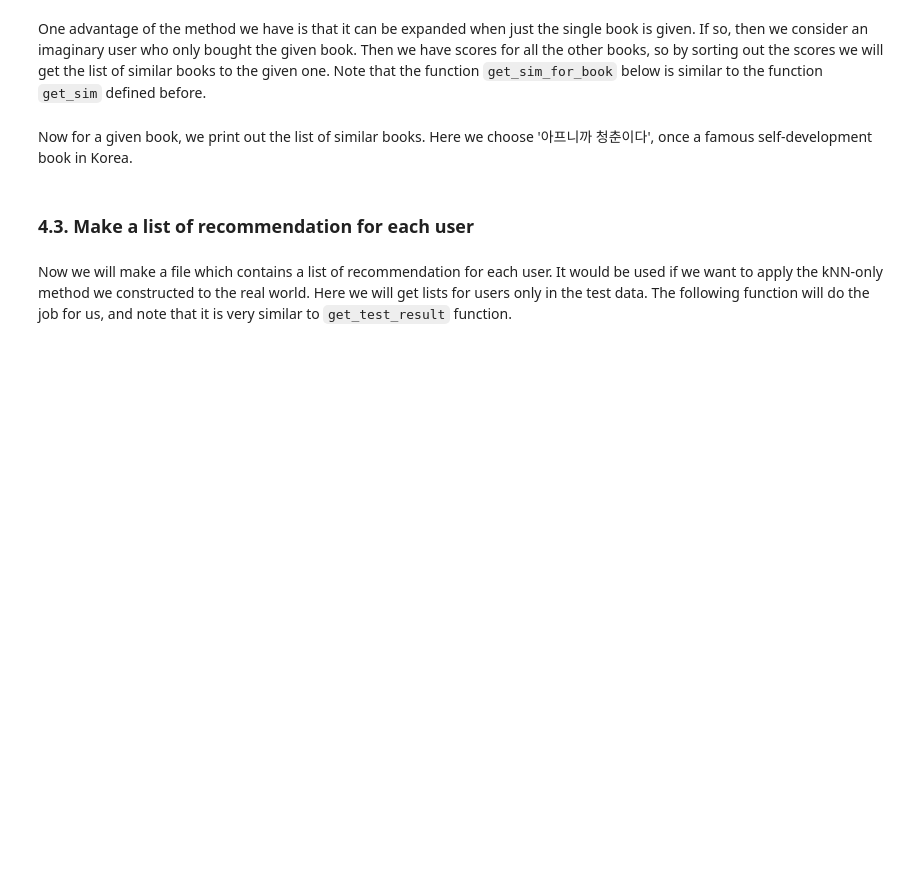
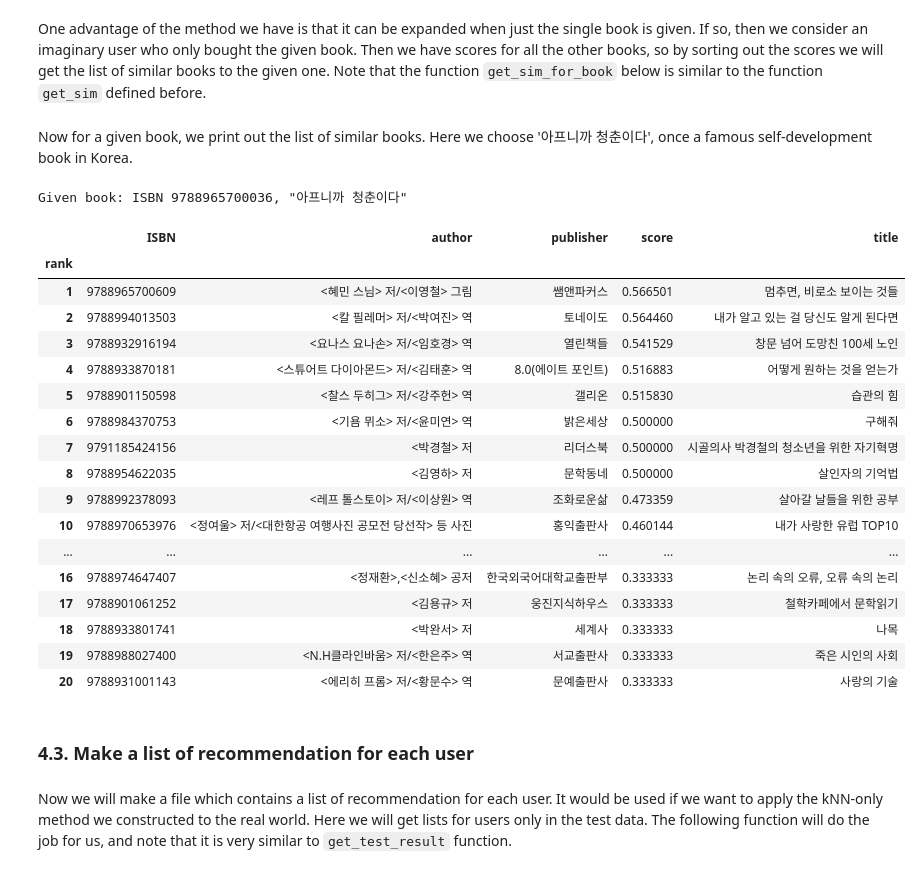
Before and after one commit to Clique-CS109/project, a Jupyter notebook: userkNN.ipynb, the cells around one changed output. Cells and saved outputs as stored; diff of their text form; code cells hidden in the pictures; blank space fills up the shorter version.

```diff
--- a/userkNN.ipynb
+++ b/userkNN.ipynb
@@ -605,16 +686,18 @@ rand_res=0
 knn_only_res=0
 allbooks=set(tr_va_df.ISBN.unique())
 
-max_k, max_p=max(all_grid_data, key=all_grid_data.get)
-max_k_only,_=max(all_grid_data_konly, key=all_grid_data_konly.get)
+max_k, max_p = min([(k,v) for k,v in all_grid_data if all_grid_data[(k,v)]==max(all_grid_data.values())])
+max_k_only= min([k for k,v in all_grid_data_konly if all_grid_data_konly[(k,v)]==max(all_grid_data_konly.values())])
 
 for i,cid in enumerate(testdf.ID.unique()):
     knn_res+=get_test_result(tr_va_df, test_bought_set[cid], max_k, max_p,
                              found_supports_w_val, allbooks_prob_w_val,
-                             sim_dict_w_val[cid], tr_va_bought_set[cid], num=TEST_NUM)
+                             sim_dict_w_val[cid], tr_va_bought_set[cid], num=TEST_NUM) # weighted kNN result
+
     knn_only_res+=get_test_result(tr_va_df, test_bought_set[cid], max_k_only, 1e9,
                              found_supports_w_val, allbooks_prob_w_val,
-                             sim_dict_w_val[cid], tr_va_bought_set[cid], num=TEST_NUM)
+                             sim_dict_w_val[cid], tr_va_bought_set[cid], num=TEST_NUM) # kNN-only result
+
     recom_base={book:allbooks_prob_w_val[book] for book in allbooks if book not in tr_va_bought_set[cid]}
     pop_res+=len(set(sorted(recom_base, key=recom_base.get, reverse=True)[:TEST_NUM]).intersection(test_bought_set[cid]))
     rand_res+=len(set(np.random.choice(list(allbooks.difference(tr_va_bought_set[cid])), TEST_NUM, replace=False)).intersection(test_bought_set[cid]))
@@ -624,6 +707,6 @@ for i,cid in enumerate(testdf.ID.unique()):
 
 print
 print 'popularity  :%s%%'%(pop_res*1./(len(testdf.ID.unique())*TEST_NUM)*100)
-print 'ensemble knn:%s%%'%(knn_res*1./(len(testdf.ID.unique())*TEST_NUM)*100)
-print 'knn only    :%s%%'%(knn_only_res*1./(len(testdf.ID.unique())*TEST_NUM)*100)
+print 'weighted kNN:%s%%'%(knn_res*1./(len(testdf.ID.unique())*TEST_NUM)*100)
+print 'kNN-only    :%s%%'%(knn_only_res*1./(len(testdf.ID.unique())*TEST_NUM)*100)
 print 'random      :%s%%'%(rand_res*1./(len(testdf.ID.unique())*TEST_NUM)*100)
@@ -650,26 +741,45 @@ Now for a given book, we print out the list of similar books. Here we choose '
 # %%
 # for a given ISBN, return similar books with their similarity values
 
 given_ISBN='9788965700036'
-given_ISBN='9788937486067'
 num=20 # the number of books we want to recommend
 allbooks=set(alldf.ISBN.unique())
 
-max_k_only, _=max(all_grid_data_konly, key=all_grid_data_konly.get)
+max_k_only= min([k for k,v in all_grid_data_konly if all_grid_data_konly[(k,v)]==max(all_grid_data_konly.values())])
 
 sim=get_sim_for_book(alldf,given_ISBN)
 
 knnresult=get_result(alldf,sim, found_supports_all,k=max_k_only)
 recom_knn={book:knnresult[book] for book in allbooks if book !=given_ISBN}
 
 print 'Given book: ISBN %s, "%s"'%(given_ISBN, alldf[alldf['ISBN']==given_ISBN].Title.iloc[0])
 
 res_list=[]
 for (n,i) in enumerate(sorted(recom_knn, key=recom_knn.get, reverse=True)[:20]):
     book_data=alldf[alldf['ISBN']==i].iloc[0]
     res_list.append(dict(rank=n+1, ISBN=i, score=recom_knn[i],
                          title=book_data.Title, author=book_data.Author, publisher=book_data.Publisher))
 pd.DataFrame(res_list).set_index('rank')
+# %% [output]
+Given book: ISBN 9788965700036, "아프니까 청춘이다"
+|  | ISBN | author | publisher | score | title |
+| rank |  |  |  |  |  |
+| 1 | 9788965700609 | <혜민 스님> 저/<이영철> 그림 | 쌤앤파커스 | 0.566501 | 멈추면, 비로소 보이는 것들 |
+| 2 | 9788994013503 | <칼 필레머> 저/<박여진> 역 | 토네이도 | 0.564460 | 내가 알고 있는 걸 당신도 알게 된다면 |
+| 3 | 9788932916194 | <요나스 요나손> 저/<임호경> 역 | 열린책들 | 0.541529 | 창문 넘어 도망친 100세 노인 |
+| 4 | 9788933870181 | <스튜어트 다이아몬드> 저/<김태훈> 역 | 8.0(에이트 포인트) | 0.516883 | 어떻게 원하는 것을 얻는가 |
+| 5 | 9788901150598 | <찰스 두히그> 저/<강주헌> 역 | 갤리온 | 0.515830 | 습관의 힘 |
+| 6 | 9788984370753 | <기욤 뮈소> 저/<윤미연> 역 | 밝은세상 | 0.500000 | 구해줘 |
+| 7 | 9791185424156 | <박경철> 저 | 리더스북 | 0.500000 | 시골의사 박경철의 청소년을 위한 자기혁명 |
+| 8 | 9788954622035 | <김영하> 저 | 문학동네 | 0.500000 | 살인자의 기억법 |
+| 9 | 9788992378093 | <레프 톨스토이> 저/<이상원> 역 | 조화로운삶 | 0.473359 | 살아갈 날들을 위한 공부 |
+| 10 | 9788970653976 | <정여울> 저/<대한항공 여행사진 공모전 당선작> 등 사진 | 홍익출판사 | 0.460144 | 내가 사랑한 유럽 TOP10 |
+| ... | ... | ... | ... | ... | ... |
+| 16 | 9788974647407 | <정재환>,<신소혜> 공저 | 한국외국어대학교출판부 | 0.333333 | 논리 속의 오류, 오류 속의 논리 |
+| 17 | 9788901061252 | <김용규> 저 | 웅진지식하우스 | 0.333333 | 철학카페에서 문학읽기 |
+| 18 | 9788933801741 | <박완서> 저 | 세계사 | 0.333333 | 나목 |
+| 19 | 9788988027400 | <N.H클라인바움> 저/<한은주> 역 | 서교출판사 | 0.333333 | 죽은 시인의 사회 |
+| 20 | 9788931001143 | <에리히 프롬> 저/<황문수> 역 | 문예출판사 | 0.333333 | 사랑의 기술 |
 # %% [markdown]
 ### 4.3. Make a list of recommendation for each user
 # %% [markdown]
```
Also changed, not shown: parts of 37 cells of this notebook, 1 other file.
